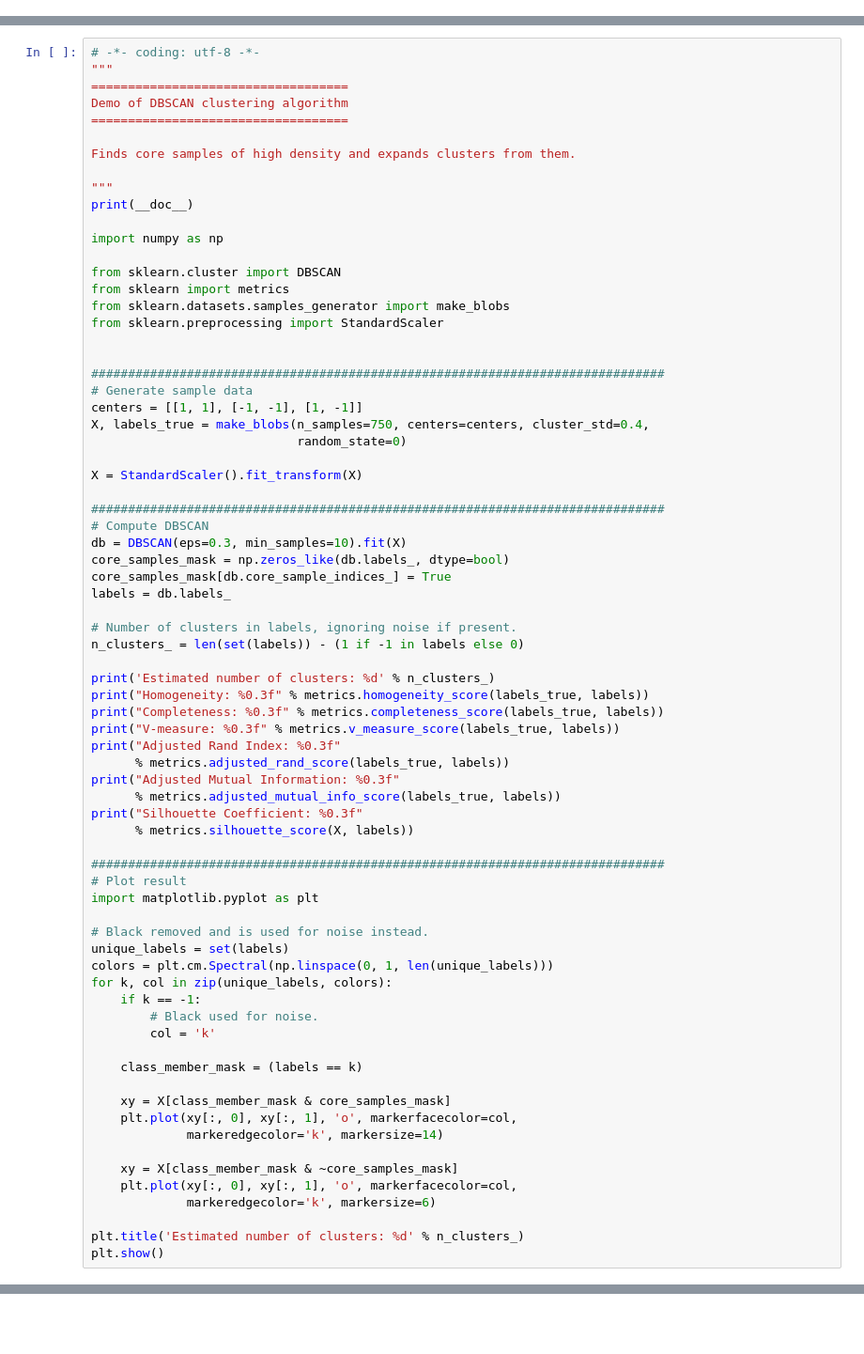
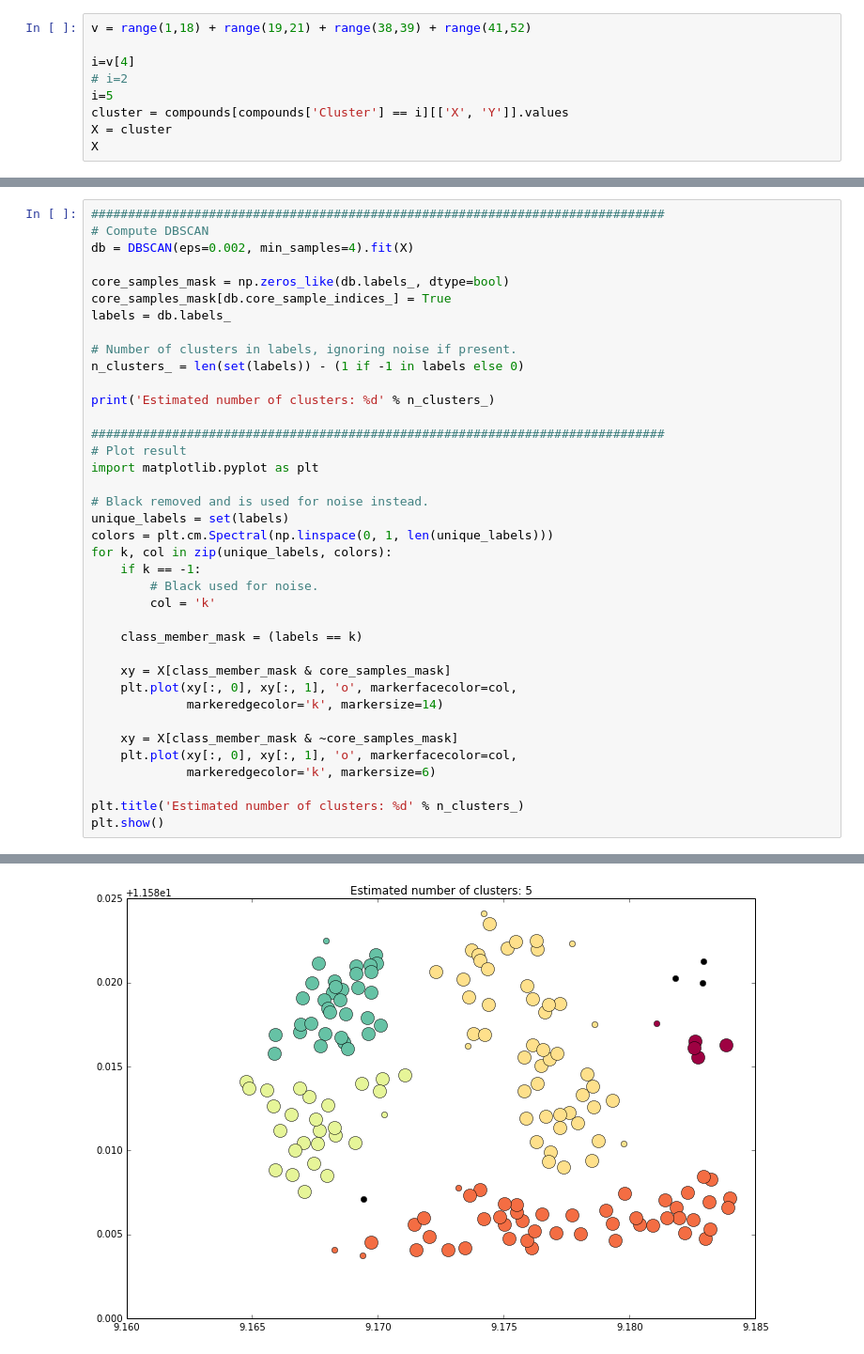
Before and after one commit to carbz/network-planner, a Jupyter notebook: NGA-analysis/preprocessing/[NGA] Clustering Compounds.ipynb, the cells around one changed output, grey strips where cells are left out. Shown at 94% size. Cells and saved outputs as stored; diff of their text form; blank space fills up the shorter version.

```diff
--- a/NGA-analysis/preprocessing/[NGA] Clustering Compounds.ipynb
+++ b/NGA-analysis/preprocessing/[NGA] Clustering Compounds.ipynb
@@ -33,0 +113,9 @@ ImportError: cannot import name inplace_column_scale
+# %%
+v = range(1,18) + range(19,21) + range(38,39) + range(41,52)
+
+i=v[4]
+# i=2
+i=5
+cluster = compounds[compounds['Cluster'] == i][['X', 'Y']].values
+X = cluster
+X
@@ -34,34 +140,8 @@ ImportError: cannot import name inplace_column_scale
 # %%
-# -*- coding: utf-8 -*-
-"""
-===================================
-Demo of DBSCAN clustering algorithm
-===================================
-
-Finds core samples of high density and expands clusters from them.
-
-"""
-print(__doc__)
-
-import numpy as np
-
-from sklearn.cluster import DBSCAN
-from sklearn import metrics
-from sklearn.datasets.samples_generator import make_blobs
-from sklearn.preprocessing import StandardScaler
-
-
-##############################################################################
-# Generate sample data
-centers = [[1, 1], [-1, -1], [1, -1]]
-X, labels_true = make_blobs(n_samples=750, centers=centers, cluster_std=0.4,
-                            random_state=0)
-
-X = StandardScaler().fit_transform(X)
-
 ##############################################################################
 # Compute DBSCAN
-db = DBSCAN(eps=0.3, min_samples=10).fit(X)
+db = DBSCAN(eps=0.002, min_samples=4).fit(X)
+
 core_samples_mask = np.zeros_like(db.labels_, dtype=bool)
 core_samples_mask[db.core_sample_indices_] = True
 labels = db.labels_
@@ -70,15 +150,6 @@ labels = db.labels_
 n_clusters_ = len(set(labels)) - (1 if -1 in labels else 0)
 
 print('Estimated number of clusters: %d' % n_clusters_)
-print("Homogeneity: %0.3f" % metrics.homogeneity_score(labels_true, labels))
-print("Completeness: %0.3f" % metrics.completeness_score(labels_true, labels))
-print("V-measure: %0.3f" % metrics.v_measure_score(labels_true, labels))
-print("Adjusted Rand Index: %0.3f"
-      % metrics.adjusted_rand_score(labels_true, labels))
-print("Adjusted Mutual Information: %0.3f"
-      % metrics.adjusted_mutual_info_score(labels_true, labels))
-print("Silhouette Coefficient: %0.3f"
-      % metrics.silhouette_score(X, labels))
 
 ##############################################################################
 # Plot result
@@ -104,3 +175,4 @@ for k, col in zip(unique_labels, colors):
 
 plt.title('Estimated number of clusters: %d' % n_clusters_)
 plt.show()
+# %% [output]
@@ -106,0 +180 @@ plt.show()
+[figure, added]
```
Also changed, not shown: parts of 13 cells of this notebook, 1 other file.
